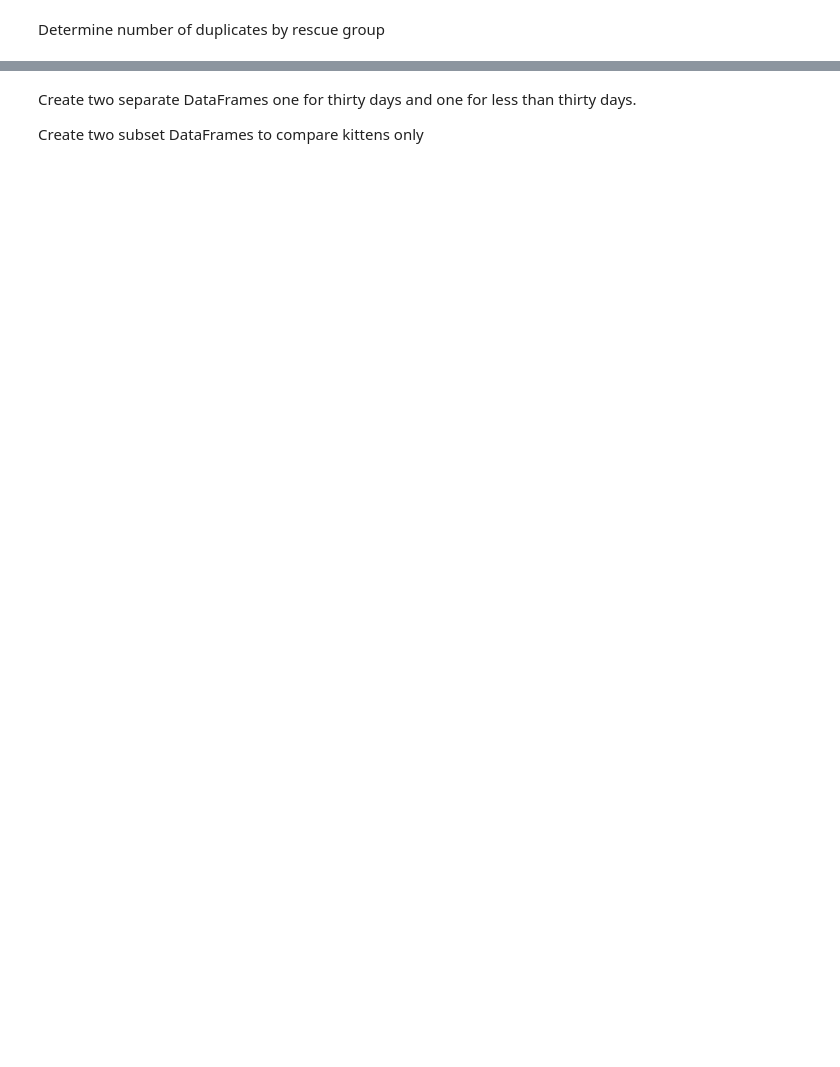
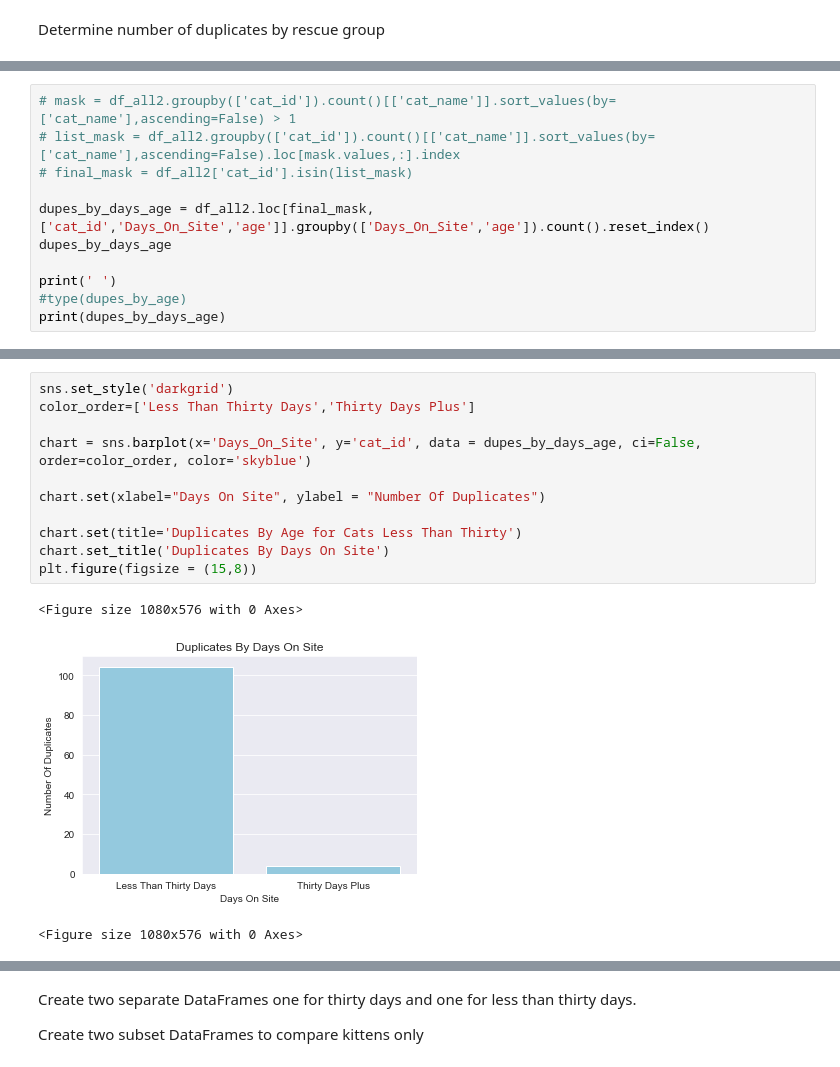
Before and after one commit to dgarbato/petfinder, a Jupyter notebook: juypter notebook code/Analyze data 1.ipynb, the cells around one changed output, grey strips where cells are left out. Cells and saved outputs as stored; diff of their text form; blank space fills up the shorter version.

```diff
--- a/juypter notebook code/Analyze data 1.ipynb
+++ b/juypter notebook code/Analyze data 1.ipynb
@@ -237,0 +467,11 @@ list_nt_30_nootdupes = df_all2.loc[(final_mask==False) & (df_all2['thirty_days']
+# %%
+# mask = df_all2.groupby(['cat_id']).count()[['cat_name']].sort_values(by=['cat_name'],ascending=False) > 1
+# list_mask = df_all2.groupby(['cat_id']).count()[['cat_name']].sort_values(by=['cat_name'],ascending=False).loc[mask.values,:].index
+# final_mask = df_all2['cat_id'].isin(list_mask)
+
+dupes_by_days_age = df_all2.loc[final_mask,['cat_id','Days_On_Site','age']].groupby(['Days_On_Site','age']).count().reset_index()
+dupes_by_days_age
+
+print(' ')
+#type(dupes_by_age)
+print(dupes_by_days_age)
@@ -238 +487,16 @@ list_nt_30_nootdupes = df_all2.loc[(final_mask==False) & (df_all2['thirty_days']
+# %%
+sns.set_style('darkgrid')
+color_order=['Less Than Thirty Days','Thirty Days Plus']
+
+chart = sns.barplot(x='Days_On_Site', y='cat_id', data = dupes_by_days_age, ci=False, order=color_order, color='skyblue')
+
+chart.set(xlabel="Days On Site", ylabel = "Number Of Duplicates")
+
+chart.set(title='Duplicates By Age for Cats Less Than Thirty')
+chart.set_title('Duplicates By Days On Site')
+plt.figure(figsize = (15,8))
+# %% [output]
+<Figure size 1080x576 with 0 Axes>
+[figure, added]
+<Figure size 1080x576 with 0 Axes>
 # %%
```
Also changed, not shown: parts of 43 cells of this notebook, 5 other files.
